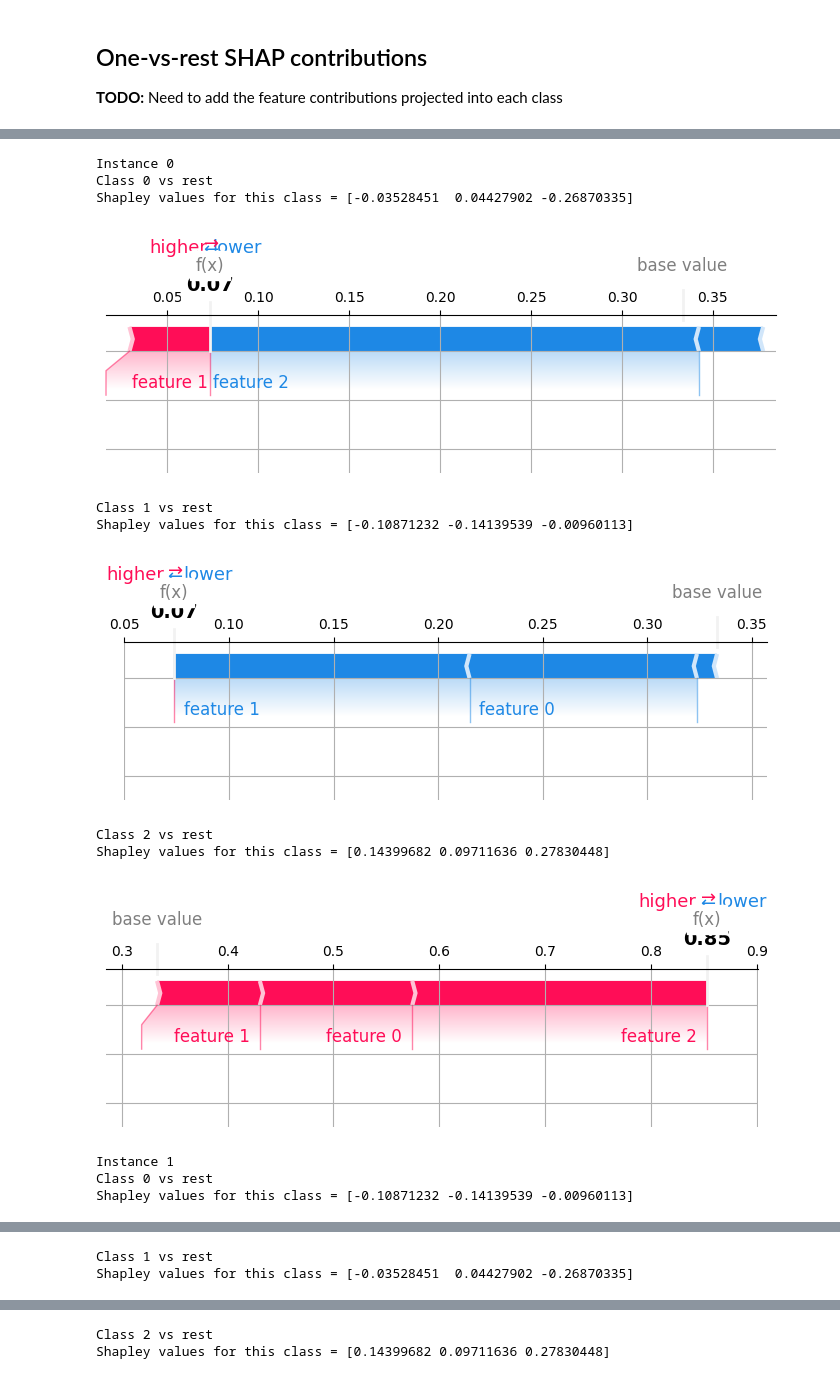
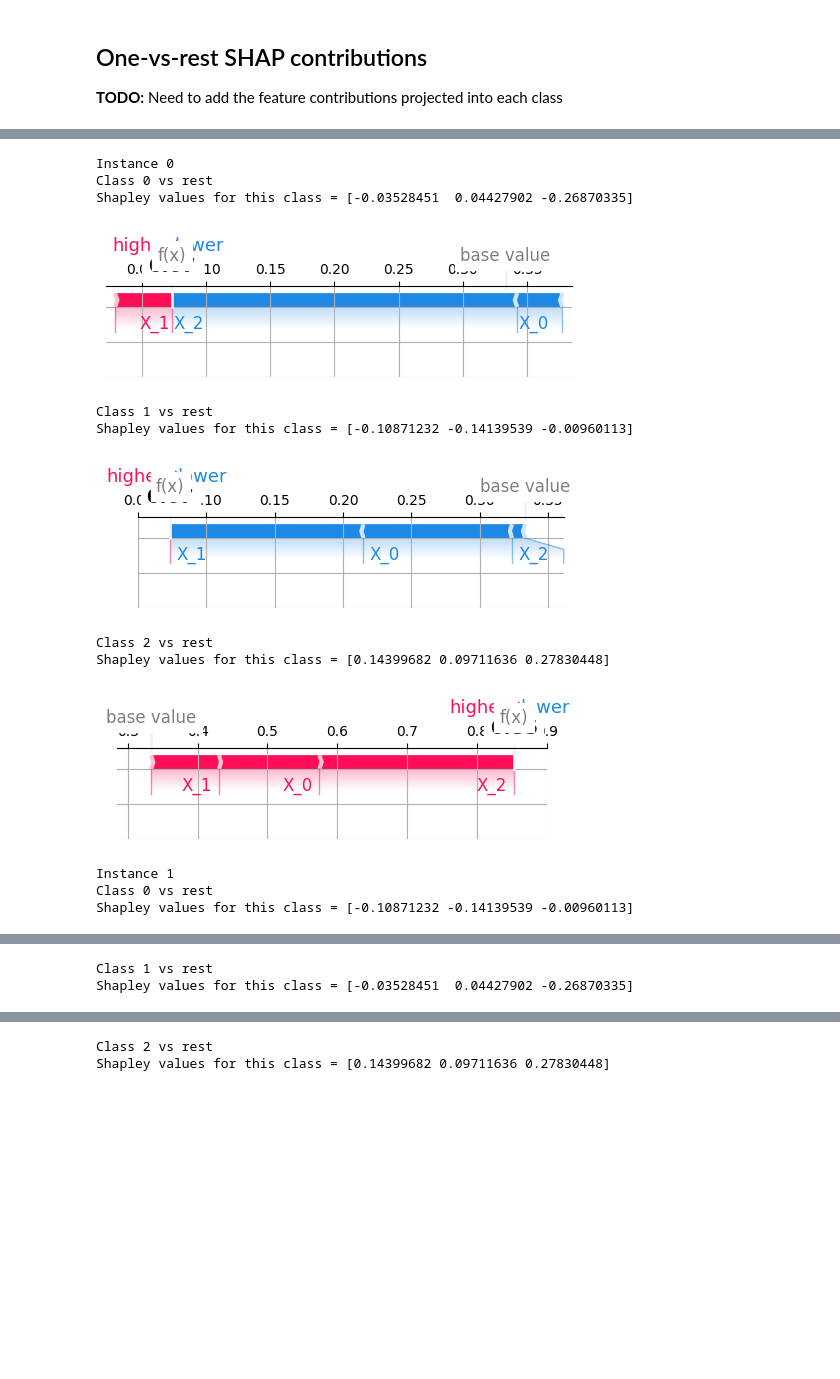
Before and after one commit to shapley-composition/ecai-2024-code-and-exp, a Jupyter notebook: toy_example_in_ilr_and_shap.ipynb, the cells around one changed output, grey strips where cells are left out. Cells and saved outputs as stored; diff of their text form; code cells hidden in the pictures; blank space fills up the shorter version.

```diff
--- a/toy_example_in_ilr_and_shap.ipynb
+++ b/toy_example_in_ilr_and_shap.ipynb
@@ -321,7 +384,7 @@ for i, shapley_prob_list in enumerate(inst_prob_shap_cont_list):
 def plot_shapley_instances_bars(inst_prob_shap_cont_list, feat_names=None):
     fig_list = []
     for i, shapley_prob_list in enumerate(inst_prob_shap_cont_list):
-        fig = plt.figure(figsize=(8, 3))
+        fig = plt.figure(figsize=(5, 2))
         fig_list.append(fig)
         ax = fig.add_subplot()
         ax.set_title(f"Instance {i}")
@@ -407,33 +470,33 @@ Instance 4
 # %%
 import shap
 
 for i, instance in enumerate(inst_ovr_prob_shap_cont_list):
     print(f"Instance {i}")
     for label_id in range(3):
         print(f"Class {label_id} vs rest")
         feat_class_m = np.array(instance)
         print(f"Shapley values for this class = {feat_class_m[:,label_id]}")
         shap.force_plot(
             base_value=base_prob[label_id],
             shap_values=feat_class_m[:,label_id],
-            features=[f"feature {j}" for j in range(feat_class_m.shape[1])],
+            features=[f"X_{j}" for j in range(feat_class_m.shape[1])],
             matplotlib=True, show=False,
-            figsize=(7, 3)
+            figsize=(5, 2)
         )
         plt.tight_layout()
         plt.savefig(os.path.join(out_dir, f'ovr_shap_inst_{i}_class_{label_id}'), dpi=300, bbox_inches='tight')
         plt.show()
 # %% [output]
 Instance 0
 Class 0 vs rest
 Shapley values for this class = [-0.03528451  0.04427902 -0.26870335]
-[figure, old version]
+[figure, new version]
 Class 1 vs rest
 Shapley values for this class = [-0.10871232 -0.14139539 -0.00960113]
-[figure, old version]
+[figure, new version]
 Class 2 vs rest
 Shapley values for this class = [0.14399682 0.09711636 0.27830448]
-[figure, old version]
+[figure, new version]
 Instance 1
 Class 0 vs rest
 Shapley values for this class = [-0.10871232 -0.14139539 -0.00960113]
```
Also changed, not shown: parts of 10 cells of this notebook.
